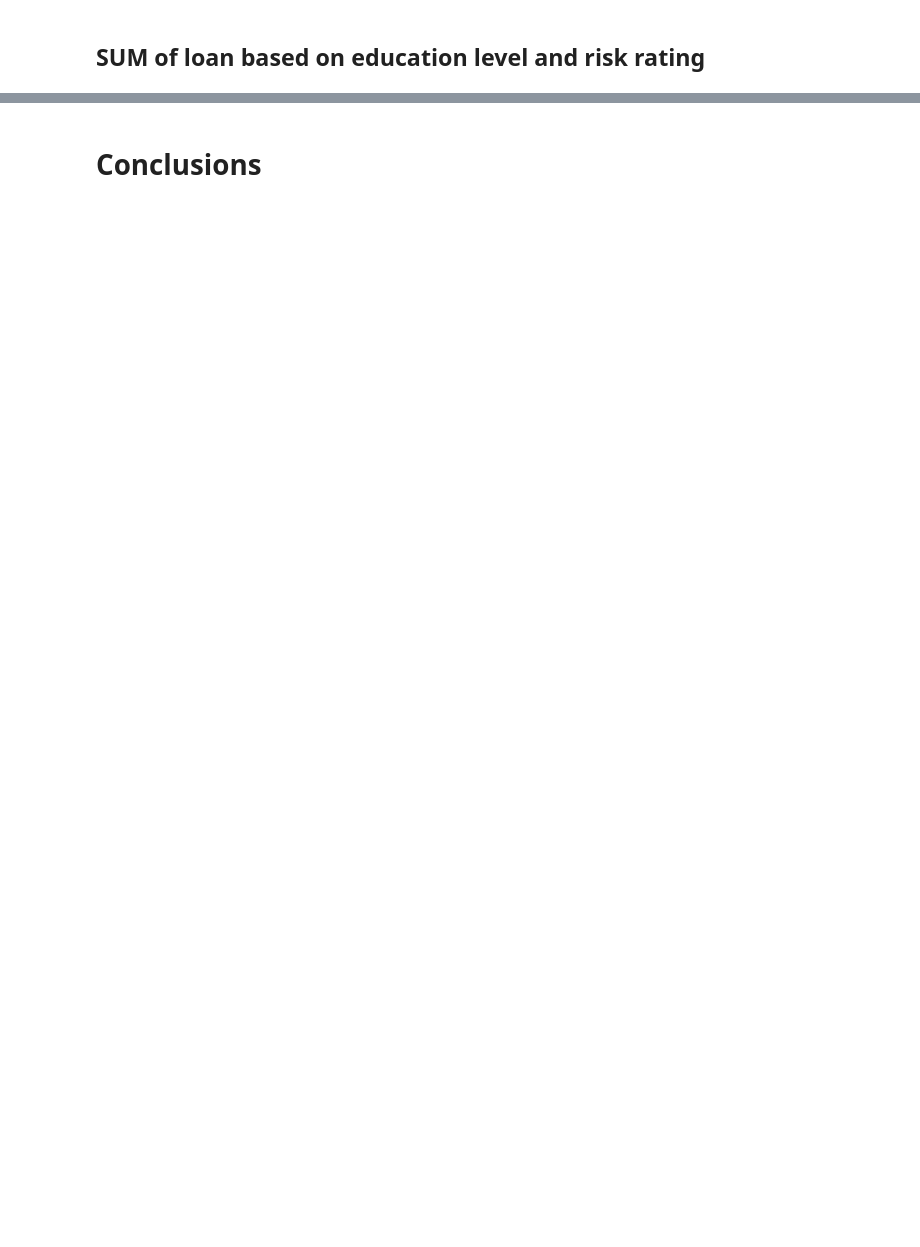
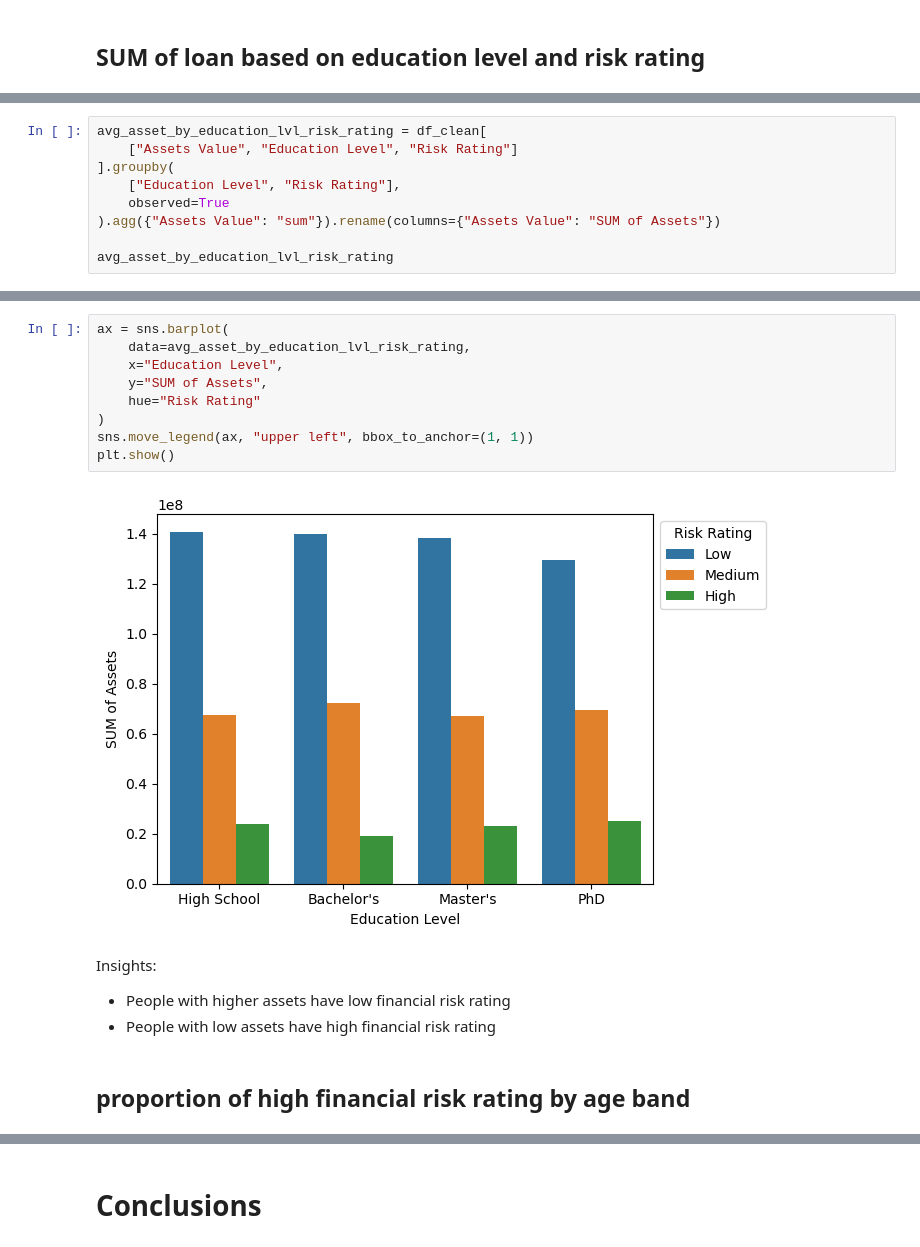
Before and after one commit to Gustana/Personal-Financial-Risk-Analysis, a Jupyter notebook: analysis.ipynb, the cells around one changed output, grey strips where cells are left out. Cells and saved outputs as stored; diff of their text form; blank space fills up the shorter version.

```diff
--- a/analysis.ipynb
+++ b/analysis.ipynb
@@ -1285,0 +1284,9 @@ Insights:
+# %%
+avg_asset_by_education_lvl_risk_rating = df_clean[
+    ["Assets Value", "Education Level", "Risk Rating"]
+].groupby(
+    ["Education Level", "Risk Rating"],
+    observed=True
+).agg({"Assets Value": "sum"}).rename(columns={"Assets Value": "SUM of Assets"})
+
+avg_asset_by_education_lvl_risk_rating
@@ -1285,0 +1308,17 @@ Insights:
+# %%
+ax = sns.barplot(
+    data=avg_asset_by_education_lvl_risk_rating,
+    x="Education Level",
+    y="SUM of Assets",
+    hue="Risk Rating"
+)
+sns.move_legend(ax, "upper left", bbox_to_anchor=(1, 1))
+plt.show()
+# %% [output]
+[figure, added]
+# %% [markdown]
+Insights:
+- People with higher assets have low financial risk rating
+- People with low assets have high financial risk rating
+# %% [markdown]
+## proportion of high financial risk rating by age band
```
Also changed, not shown: parts of 44 cells of this notebook.
